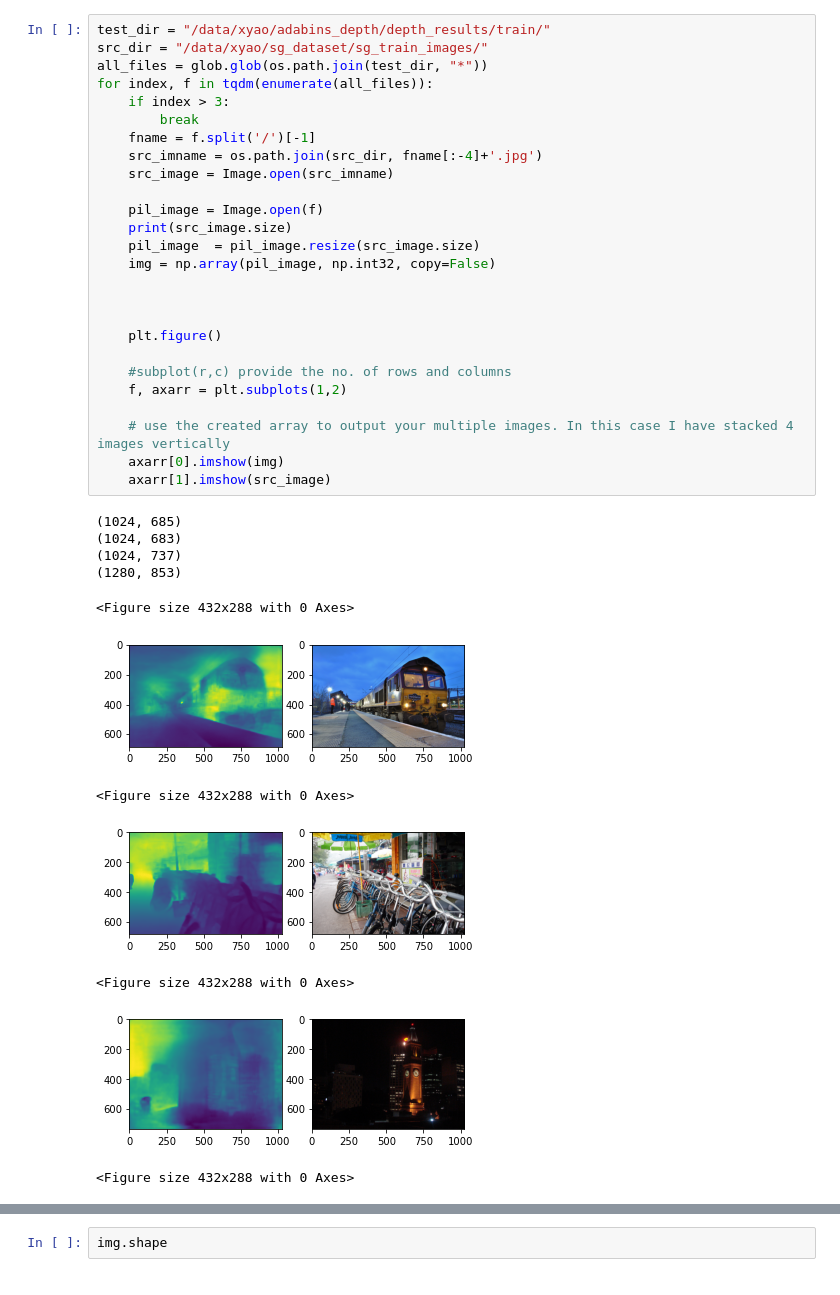
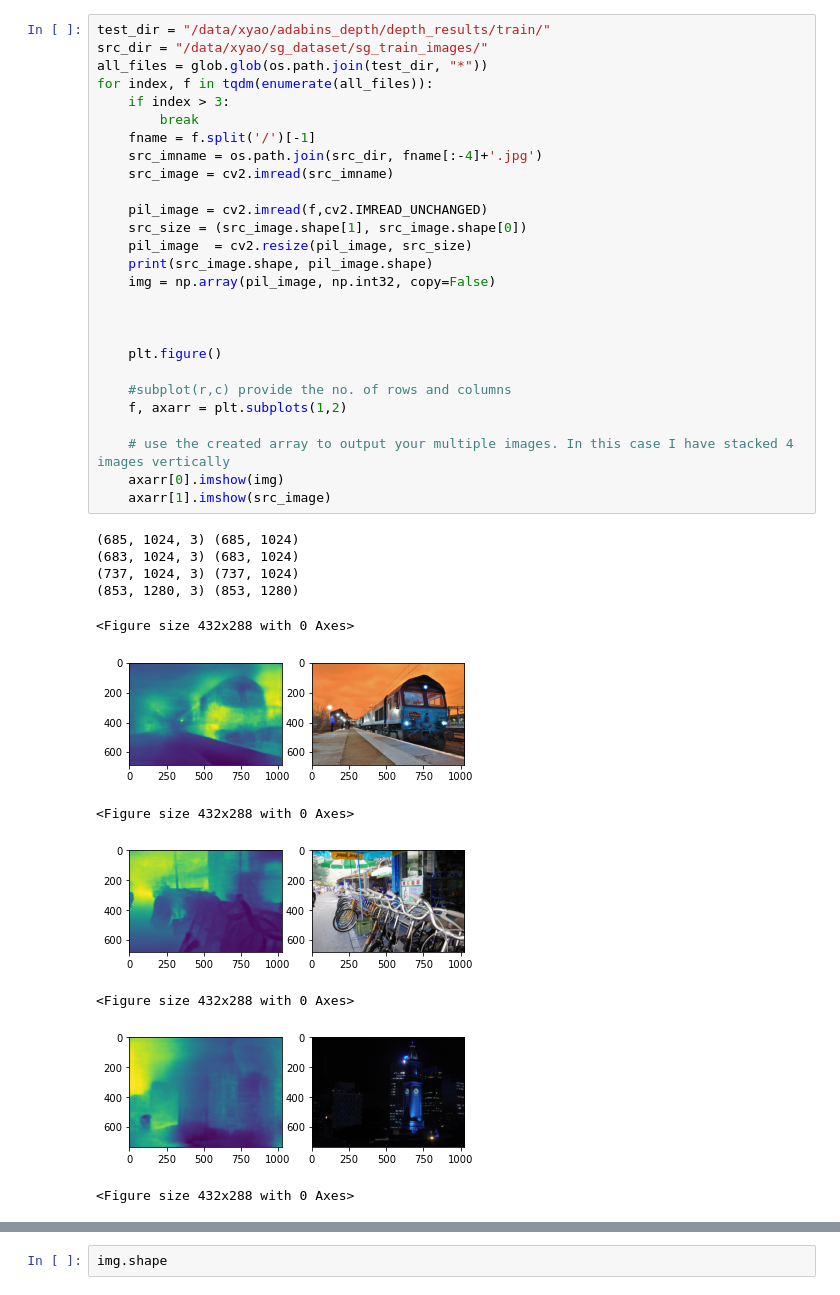
Before and after one commit to JoannaLXY/11777-Project---VRD, a Jupyter notebook: AdaBins/test.ipynb, the cells around one changed output, grey strips where cells are left out. Cells and saved outputs as stored; diff of their text form.

```diff
--- a/AdaBins/test.ipynb
+++ b/AdaBins/test.ipynb
@@ -13,38 +23,39 @@ import matplotlib.pyplot as plt
 # %%
 test_dir = "/data/xyao/adabins_depth/depth_results/train/"
 src_dir = "/data/xyao/sg_dataset/sg_train_images/"
 all_files = glob.glob(os.path.join(test_dir, "*"))
 for index, f in tqdm(enumerate(all_files)):
     if index > 3:
         break
     fname = f.split('/')[-1]
     src_imname = os.path.join(src_dir, fname[:-4]+'.jpg')
-    src_image = Image.open(src_imname)
+    src_image = cv2.imread(src_imname)
 
-    pil_image = Image.open(f)
-    print(src_image.size)
-    pil_image  = pil_image.resize(src_image.size)
+    pil_image = cv2.imread(f,cv2.IMREAD_UNCHANGED)
+    src_size = (src_image.shape[1], src_image.shape[0])
+    pil_image  = cv2.resize(pil_image, src_size)
+    print(src_image.shape, pil_image.shape)
     img = np.array(pil_image, np.int32, copy=False)
 
 
 
     plt.figure()
 
     #subplot(r,c) provide the no. of rows and columns
     f, axarr = plt.subplots(1,2)
 
     # use the created array to output your multiple images. In this case I have stacked 4 images vertically
     axarr[0].imshow(img)
     axarr[1].imshow(src_image)
 # %% [output]
-(1024, 685)
-(1024, 683)
-(1024, 737)
-(1280, 853)
+(685, 1024, 3) (685, 1024)
+(683, 1024, 3) (683, 1024)
+(737, 1024, 3) (737, 1024)
+(853, 1280, 3) (853, 1280)
 <Figure size 432x288 with 0 Axes>
-[figure, old version]
+[figure, new version]
 <Figure size 432x288 with 0 Axes>
-[figure, old version]
+[figure, new version]
 <Figure size 432x288 with 0 Axes>
-[figure, old version]
+[figure, new version]
 <Figure size 432x288 with 0 Axes>
```
Also changed, not shown: parts of 3 cells of this notebook, 2 other files.
